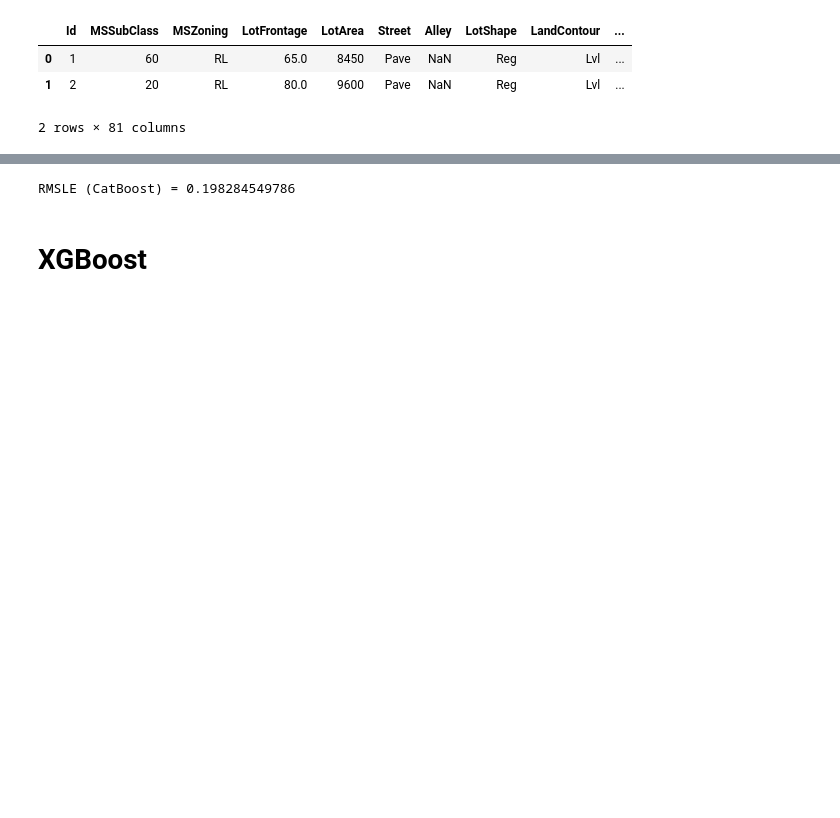
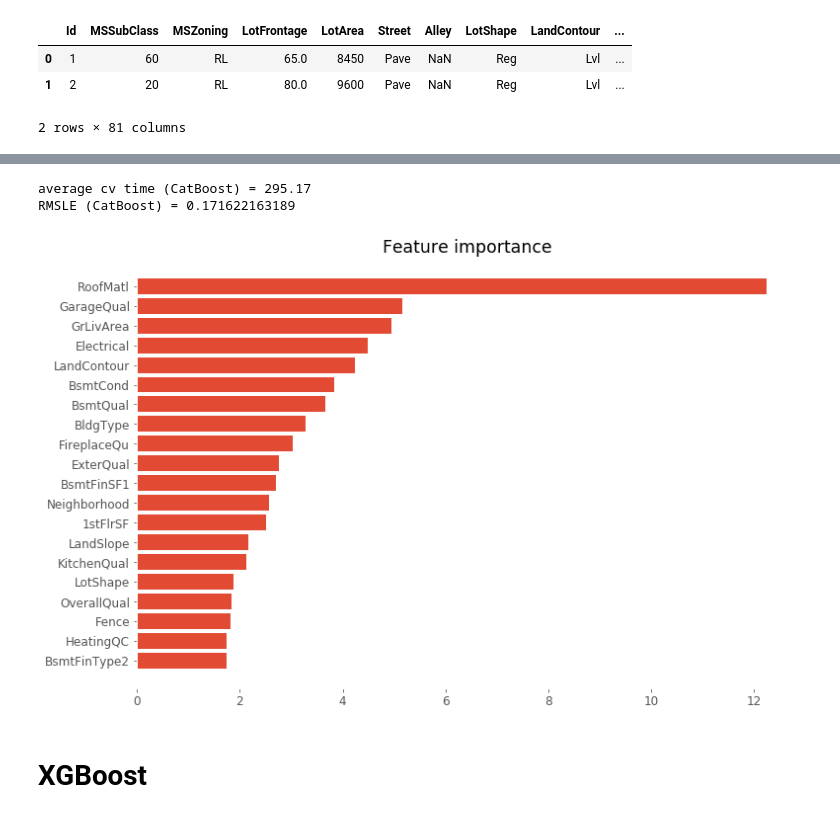
Before and after one commit to melaanya/twente-aml, a Jupyter notebook: project/eda/housing_usa.ipynb, the cells around one changed output, grey strips where cells are left out. Saved outputs shown, nothing was run; the diff lists cells and outputs as text; code cells hidden in the pictures; blank space fills up the shorter version.

```diff
--- a/project/eda/housing_usa.ipynb
+++ b/project/eda/housing_usa.ipynb
@@ -31,0 +37,11 @@ rcParams['axes.facecolor'] = 'white'
+# %%
+def plot_top_features(model, feature_names, num):
+    top = sorted(zip(feature_names, model.feature_importances_),
+                  key = lambda x: x[1], reverse = True)[:num]
+    top = sorted(top, key = lambda x: x[1])
+    plot_top = zip(*top)
+    plt.figure()
+    plt.barh(range(0, len(plot_top[0])), plot_top[1], tick_label = plot_top[0])
+    plt.title('Feature importance')
+    plt.show()
+    return top
@@ -52,9 +99,14 @@ pool_train = Pool(df_train, label = y_train, cat_features=cat_indices)
 # %%
 %%notify
-model = CatBoostRegressor(learning_rate = 0.1, loss_function = 'RMSE', custom_metric = 'RMSE',  calc_feature_importance = True)
+model = CatBoostRegressor(loss_function = 'RMSE', custom_metric = 'RMSE',  calc_feature_importance = True)
 
 cv_params = model.get_params()
 cv_params['logging_level'] = 'Silent'
 del cv_params['calc_feature_importance']
-cv_data = cv(cv_params, pool_train, fold_count=3, shuffle = True)
+
+av_time = 0
+for i in range(0, n_time):
+    t = time.time()
+    cv_data = cv(cv_params, pool_train, fold_count=n_folds, shuffle = True)
+    av_time += time.time() - t
 # %% [output]
@@ -62,8 +113,16 @@ KeyboardInterrupt:
 [interactive output not drawn]
+# %%
+model.fit(pool_train, logging_level='Silent')
 # %%
+print('average cv time (CatBoost) = {0:.2f}'.format(av_time / n_time))
 print('RMSLE (CatBoost) = {0}'.format(cv_data['RMSE_test_avg'][-1]))
 # %% [output]
-RMSLE (CatBoost) = 0.198284549786
+average cv time (CatBoost) = 295.17
+RMSLE (CatBoost) = 0.171622163189
+# %%
+top_features = plot_top_features(model, pool_train.get_feature_names(), 20)
+# %% [output]
+[figure, added]
 # %% [markdown]
 # XGBoost
 # %%
```
Also changed, not shown: parts of 29 cells of this notebook, 1 other file.
